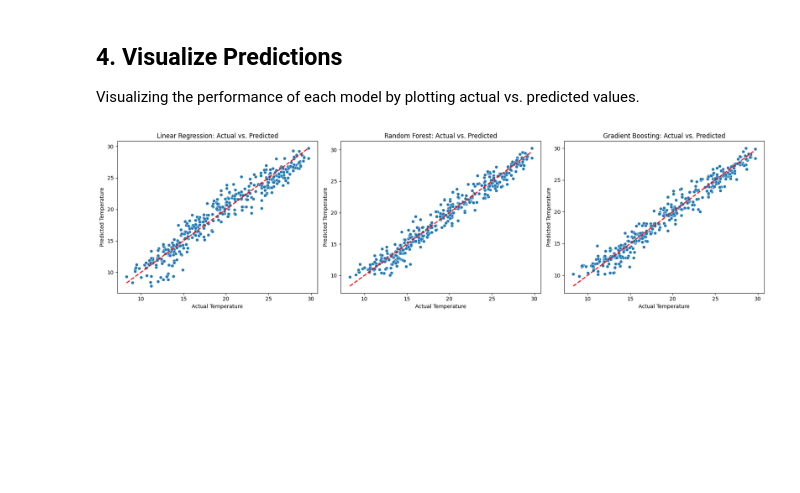
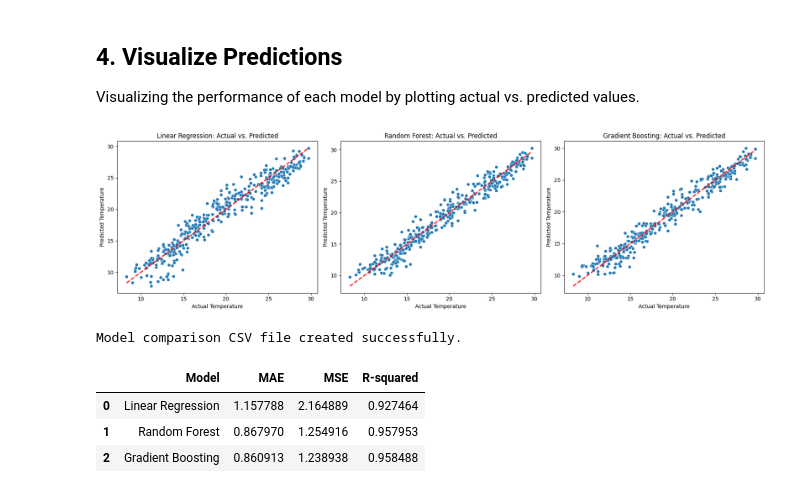
Before and after one commit to KushalKC96/Python-Project, a Jupyter notebook: ML_Prediction-Model.ipynb, the cells around one changed output. Cells and saved outputs as stored; diff of their text form; code cells hidden in the pictures; blank space fills up the shorter version.

```diff
--- a/ML_Prediction-Model.ipynb
+++ b/ML_Prediction-Model.ipynb
@@ -133,3 +134,23 @@ plt.tight_layout()
 plt.show()
 # %% [output]
 [figure]
+# %%
+# Create a DataFrame for model comparison
+model_performance = pd.DataFrame({
+    'Model': ['Linear Regression', 'Random Forest', 'Gradient Boosting'],
+    'MAE': [mean_absolute_error(y_test, lr_preds), mean_absolute_error(y_test, rf_preds), mean_absolute_error(y_test, gb_preds)],
+    'MSE': [mean_squared_error(y_test, lr_preds), mean_squared_error(y_test, rf_preds), mean_squared_error(y_test, gb_preds)],
+    'R-squared': [r2_score(y_test, lr_preds), r2_score(y_test, rf_preds), r2_score(y_test, gb_preds)]
+})
+
+# Save the DataFrame to a CSV file
+model_performance.to_csv('model_comparison.csv', index=False)
+
+print("Model comparison CSV file created successfully.")
+model_performance
+# %% [output]
+Model comparison CSV file created successfully.
+|  | Model | MAE | MSE | R-squared |
+| 0 | Linear Regression | 1.157788 | 2.164889 | 0.927464 |
+| 1 | Random Forest | 0.867970 | 1.254916 | 0.957953 |
+| 2 | Gradient Boosting | 0.860913 | 1.238938 | 0.958488 |
```
Also changed, not shown: parts of 2 cells of this notebook, 3 other files.
